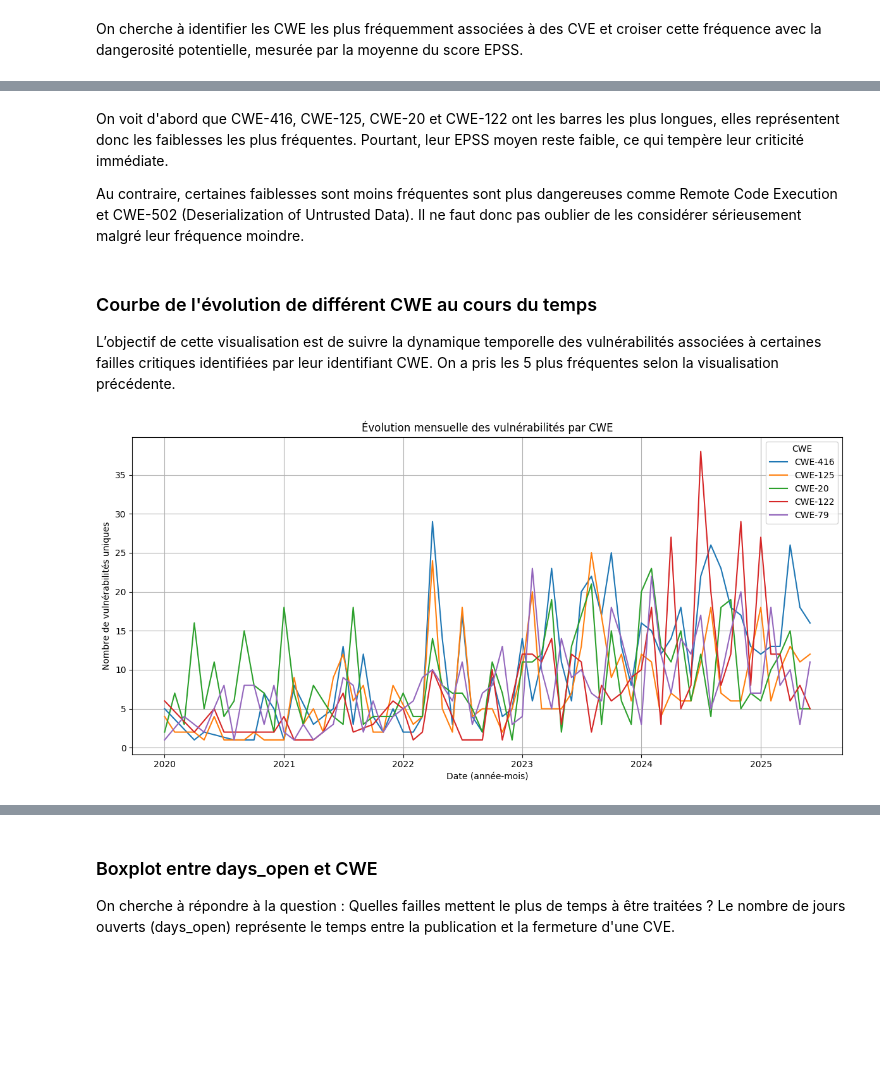
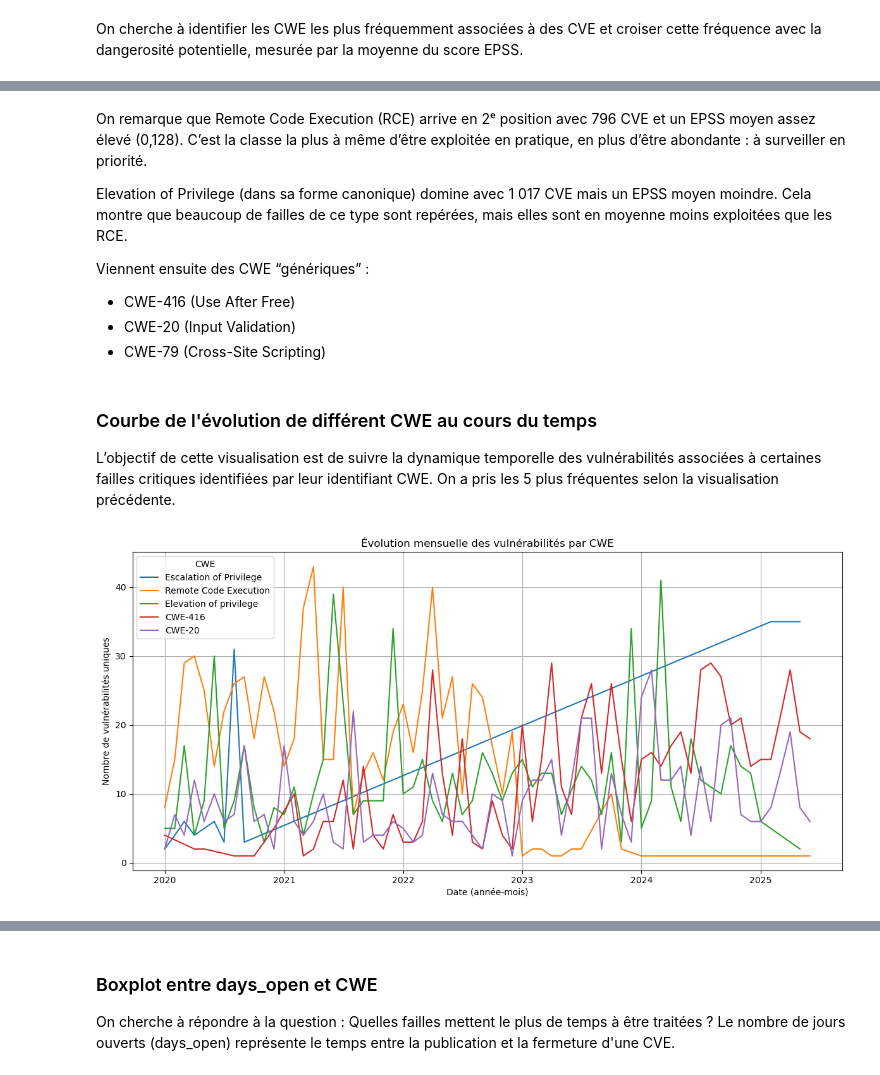
Before and after one commit to DorDNS/AtelierDS_PRJ, a Jupyter notebook: notebooks/analysis.ipynb, the cells around one changed output, grey strips where cells are left out. Cells and saved outputs as stored; diff of their text form; code cells hidden in the pictures; blank space fills up the shorter version.

Commit message:
Mixed data ajout

```diff
--- a/notebooks/analysis.ipynb
+++ b/notebooks/analysis.ipynb
@@ -15,7 +15,7 @@ from pathlib import Path
 
 # Chemins
 PROJECT_ROOT = Path.cwd().resolve().parent
-DATA_CSV     = PROJECT_ROOT / "data" / "processed" / "final_dataset.csv"
+DATA_CSV     = PROJECT_ROOT / "data" / "processed" / "mixed_final_dataset.csv"
 OUTPUT_DIR   = PROJECT_ROOT / "outputs"
 OUTPUT_DIR.mkdir(parents=True, exist_ok=True)
 
@@ -525,39 +576,44 @@ plt.show()
 # %% [markdown]
-On voit d'abord que CWE-416, CWE-125, CWE-20 et CWE-122 ont les barres les plus longues, elles représentent donc les faiblesses les plus fréquentes. Pourtant, leur EPSS moyen reste faible, ce qui tempère leur criticité immédiate.
+On remarque que Remote Code Execution (RCE) arrive en 2ᵉ position avec 796 CVE et un EPSS moyen assez élevé (0,128). C’est la classe la plus à même d’être exploitée en pratique, en plus d’être abondante : à surveiller en priorité.
 
-Au contraire, certaines faiblesses sont moins fréquentes sont plus dangereuses comme Remote Code Execution et CWE-502 (Deserialization of Untrusted Data). Il ne faut donc pas oublier de les considérer sérieusement malgré leur fréquence moindre.
+Elevation of Privilege (dans sa forme canonique) domine avec 1 017 CVE mais un EPSS moyen moindre. Cela montre que beaucoup de failles de ce type sont repérées, mais elles sont en moyenne moins exploitées que les RCE.
+
+Viennent ensuite des CWE “génériques” :
+* CWE-416 (Use After Free)
+* CWE-20 (Input Validation)
+* CWE-79 (Cross-Site Scripting)
 # %% [markdown]
 ### Courbe de l'évolution de différent CWE au cours du temps
 
 L’objectif de cette visualisation est de suivre la dynamique temporelle des vulnérabilités associées à certaines failles critiques identifiées par leur identifiant CWE. On a pris les 5 plus fréquentes selon la visualisation précédente.
 # %%
-cwe_list = ["CWE-416", "CWE-125", "CWE-20", "CWE-122", "CWE-79"]
+cwe_list = ["Escalation of Privilege", "Remote Code Execution", "Elevation of privilege", "CWE-416", "CWE-20"]
 
 plt.figure(figsize=(12, 6))
 
 for cwe in cwe_list:
     temp = df_unique_all[df_unique_all["cwe"] == cwe].copy()
     temp["date"] = pd.to_datetime(temp["date"], errors='coerce')
     temp = temp.dropna(subset=["date"])
 
     # Extraire l’année + mois
     temp["year_month"] = temp["date"].dt.to_period("M")
 
     # Compter le nombre de vulnérabilités par mois
     counts = temp["year_month"].value_counts().sort_index()
 
     # Convertir pour le tracé
     counts.index = counts.index.to_timestamp()
 
     plt.plot(counts.index, counts.values, label=cwe)
 
 plt.title("Évolution mensuelle des vulnérabilités par CWE")
 plt.xlabel("Date (année-mois)")
 plt.ylabel("Nombre de vulnérabilités uniques")
 plt.legend(title="CWE")
 plt.grid(True)
 plt.tight_layout()
 plt.show()
 # %% [output]
-[figure, old version]
+[figure, new version]
 # %% [markdown]
```
Also changed, not shown: parts of 27 cells of this notebook, 1 other file.
